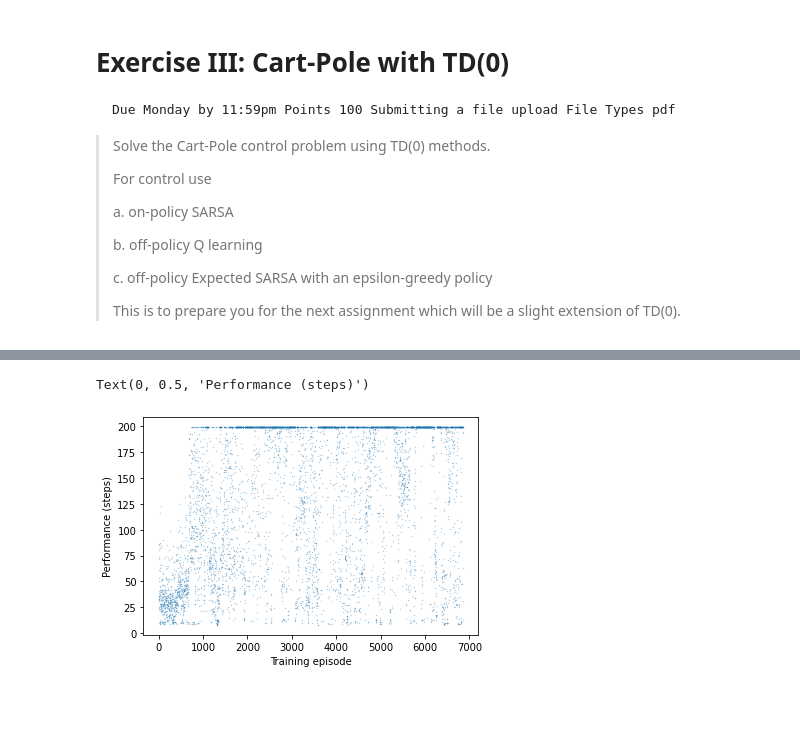
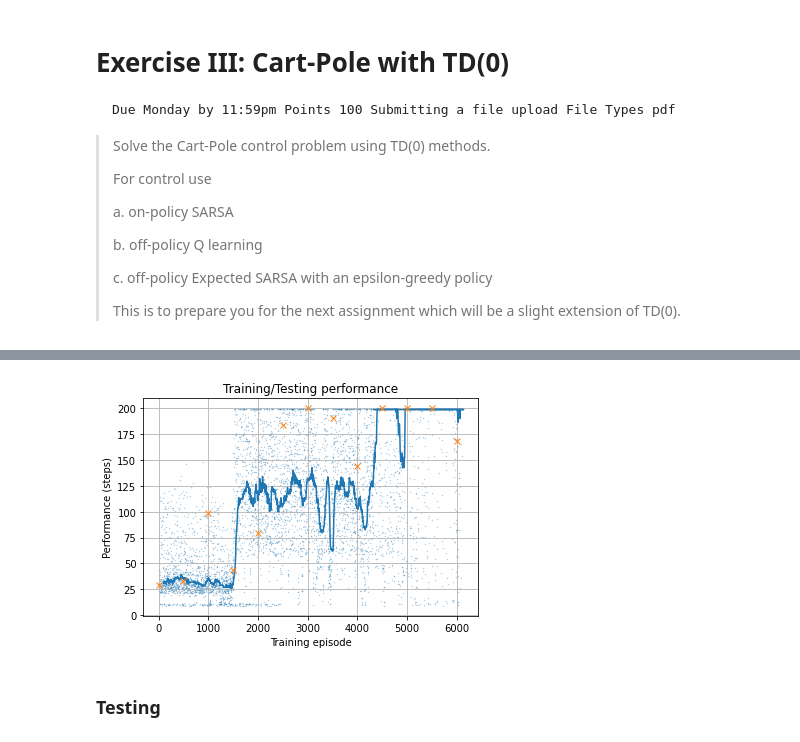
Before and after one commit to constructor-s/aps1080_winter_2021, a Jupyter notebook: E3/E3.ipynb, the cells around one changed output, grey strips where cells are left out. Drawn from its saved outputs; the diff is of its cells as text; code cells hidden in the pictures; blank space fills up the shorter version.

```diff
--- a/E3/E3.ipynb
+++ b/E3/E3.ipynb
@@ -36,6 +36,7 @@ Observation:
     3       Pole Angular Velocity     -Inf                    Inf
 The episode ends when the pole is more than 15 degrees from vertical,
 or the cart moves more than 2.4 units from the center.
+15 degree is 0.262 rad
 """
 
 def obs2state(obs):
@@ -46,17 +47,19 @@ def obs2state(obs):
             for o, bins in zip(obs, obs2state.bin_divide)]
     return (digitized * obs2state.multiplier).sum()
 obs2state.bin_divide = (
-        np.linspace(-2.3, +2.3, 3),
-        np.linspace(-1.0, +1.0, 3),
-        np.linspace(-0.20, +0.20, 3),
-        np.linspace(-1.0, +1.0, 3),
+        (-2.30, +0.00, +2.30),
+        (-1.00, +0.00, +1.00),
+        (-0.20, +0.00, +0.20),
+        (-1.00, +0.00, +1.00),
         )
-obs2state.multiplier = 4**np.arange(4); obs2state.S = 4**4
-# obs2state.bin_divide = ([0],[0],[0],[0])
-# obs2state.multiplier = 2**np.arange(4); obs2state.S = 2**4
+obs2state.multiplier = np.concatenate([
+                [1],
+                np.cumprod([len(i)+1 for i in obs2state.bin_divide[:-1]])
+])
+obs2state.S = np.product([len(i)+1 for i in obs2state.bin_divide])
 
 def test_cart_pole(policy_fun, env=gym.make("CartPole-v0"),
-                   max_iter=1000):
+                   max_iter=1000, debug=False):
     """
     Test the policy against the environment
 
@@ -77,8 +80,12 @@ def test_cart_pole(policy_fun, env=gym.make("CartPole-v0"),
         next_obs, r, done, info = env.step(a); next_s = obs2state(next_obs)
         next_a = policy_fun(next_s)
         yield s, a, r, next_s, next_a, done
+        if debug and i<199 and done:
+                print(obs)
         obs, s, a = next_obs, next_s, next_a
         if done:
+            if debug and i<199:
+                print(obs)
             break
     env.close()
 
@@ -148,10 +189,12 @@ Training: Episode 6856 lasted 173 steps
-# %%
-plt.scatter(training_hist[:, 0], training_hist[:, 1], s=0.1, alpha=0.5)
-plt.xlabel("Training episode")
-plt.ylabel("Performance (steps)")
-# %% [output]
-Text(0, 0.5, 'Performance (steps)')
-[figure, removed]
+# %%
+def sarsa_update_fun(Q, s, a, r, s_, a_, done, alpha, gamma, *args, **kwargs):
+    Q[s, a] = Q[s, a] + alpha * (r + gamma * Q[s_, a_] * (1-done) - Q[s, a])
+
+globals().update(train(update_fun=sarsa_update_fun, alpha=0.1, eps=0.005))
+# %% [output]
+[figure, added]
+# %% [markdown]
+### Testing
 # %%
 for episode_i in range(10):
     policy_fun = lambda s: np.argmax(Q[s])
```
Also changed, not shown: parts of 16 cells of this notebook.
